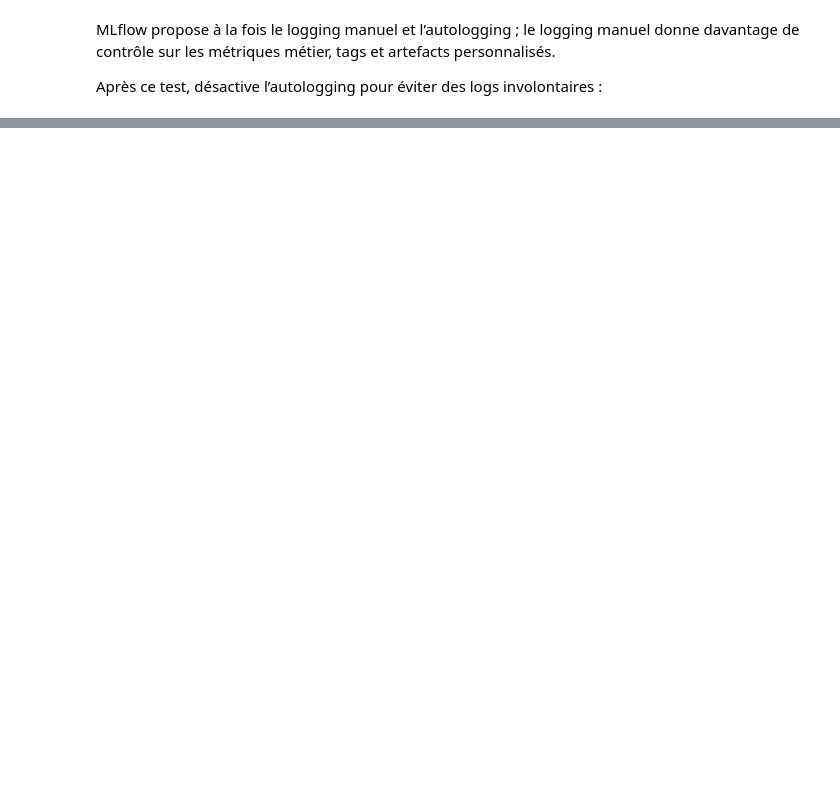
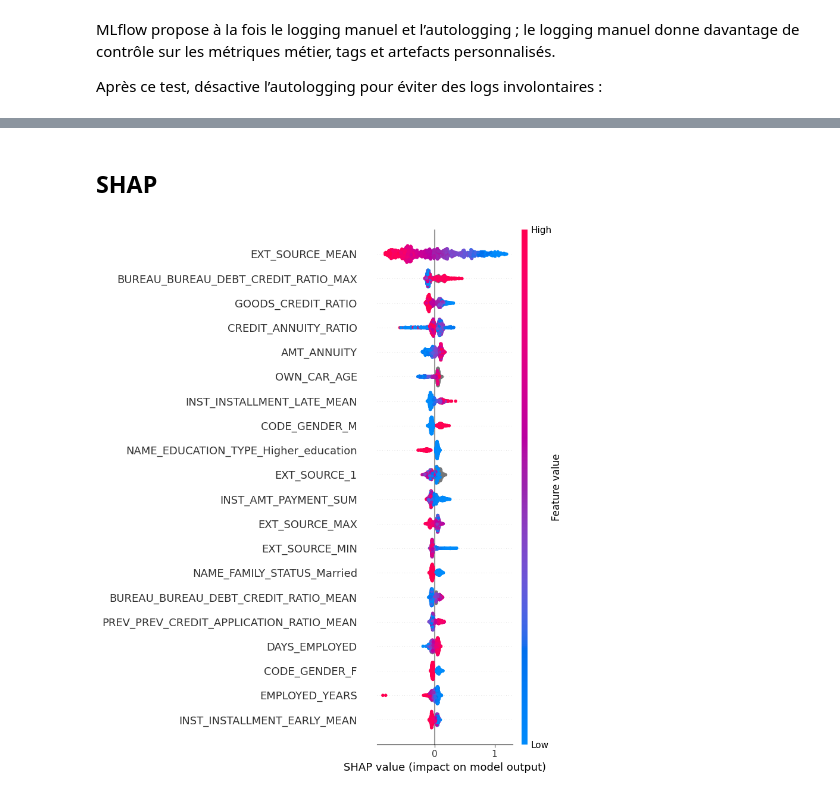
Before and after one commit to MarinRama/Home-Credit-Default-Risk, a Jupyter notebook: notebooks/03_model_training_mlflow.ipynb, the cells around one changed output, grey strips where cells are left out. Cells and saved outputs as stored; diff of their text form; code cells hidden in the pictures; blank space fills up the shorter version.

```diff
--- a/notebooks/03_model_training_mlflow.ipynb
+++ b/notebooks/03_model_training_mlflow.ipynb
@@ -72,7 +103,5 @@ Expérience   : credit_scoring_training
 # %%
-train = pd.read_parquet(
-    "../data/processed/application_train_enriched.parquet"
-)
+train = pd.read_parquet(DATA_PATH)
 
 test = pd.read_parquet(
     "../data/processed/application_test_enriched.parquet"
@@ -1291,3 +1909,0 @@ X_train, X_valid, y_train, y_valid = train_test_split(
-# %%
-X_train = clean_column_names(X_train)
-X_valid = clean_column_names(X_valid)
@@ -1566,0 +2417,30 @@ mlflow.sklearn.autolog(
+# %% [markdown]
+## SHAP
+# %%
+explainer = shap.TreeExplainer(final_model)
+
+sample = X_train.sample(
+    1000,
+    random_state=RANDOM_STATE,
+)
+
+shap_values = explainer.shap_values(sample)
+# %%
+plt.figure()
+
+shap.summary_plot(
+    shap_values,
+    sample,
+    show=False,
+)
+
+plt.tight_layout()
+
+plt.savefig(
+    REPORTS_PATH/"shap_summary.png",
+    dpi=150
+)
+
+plt.show()
+# %% [output]
+[figure, added]
```
Also changed, not shown: parts of 133 cells of this notebook, 33 other files.
